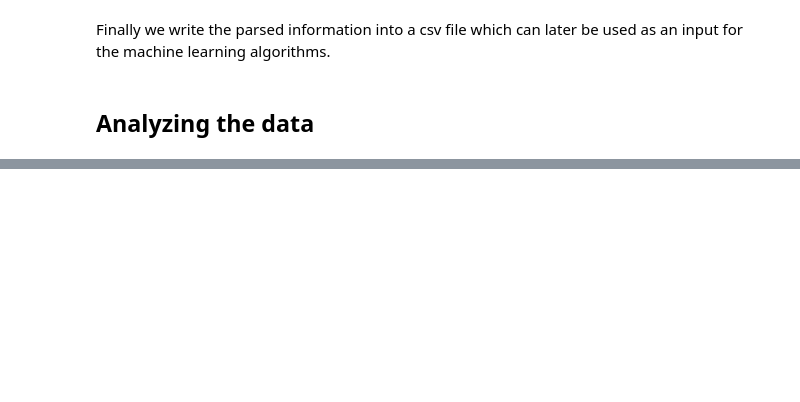
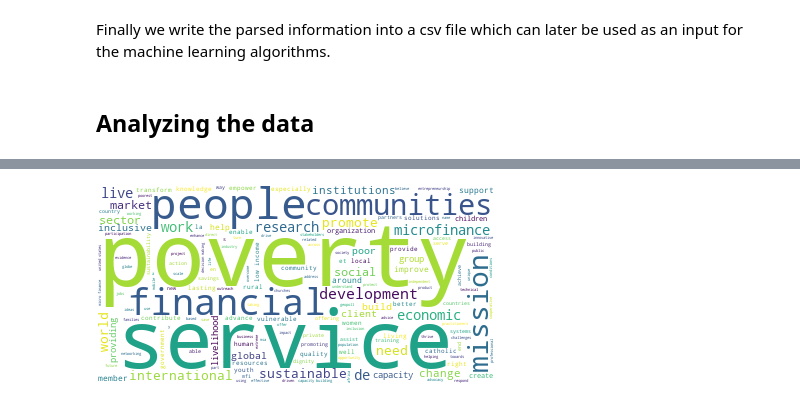
Before and after one commit to albertodiazdurana/Web-scrapping_NLP_topic-analysis-1a, a Jupyter notebook: IandEStudy.ipynb, the cells around one changed output, grey strips where cells are left out. Cells and saved outputs as stored; diff of their text form; code cells hidden in the pictures; blank space fills up the shorter version.

```diff
--- a/IandEStudy.ipynb
+++ b/IandEStudy.ipynb
@@ -89,2 +106,4 @@ for member in data : wtr.writerow (member)
 # %% [markdown]
 ## Analyzing the data
+# %%
+df = pd.read_csv('member_data.csv', header=None, names=["name", "location", "website", "org_type", "mission_statement", "countries_of_involvement", "practice_areas"])
@@ -90,0 +125,9 @@ for member in data : wtr.writerow (member)
+# %%
+# Load the regular expression library
+import re
+# Remove punctuation
+df['text_processed'] = df["mission_statement"].map(lambda x: re.sub('[,\.!?]', '', x))
+# Convert the titles to lowercase
+df['text_processed'] = df['text_processed'].map(lambda x: x.lower())
+# Print out the first rows of papers
+df['text_processed'].head()
@@ -90,0 +141,13 @@ for member in data : wtr.writerow (member)
+# %%
+# Import the wordcloud library
+from wordcloud import WordCloud
+# Join the different processed titles together.
+long_string = ','.join(list(df['text_processed'].values))
+# Create a WordCloud object
+wordcloud = WordCloud(background_color="white", max_words=5000, contour_width=3, contour_color='steelblue')
+# Generate a word cloud
+wordcloud.generate(long_string)
+# Visualize the word cloud
+wordcloud.to_image()
+# %% [output]
+[figure, added]
```
Also changed, not shown: parts of 10 cells of this notebook.
